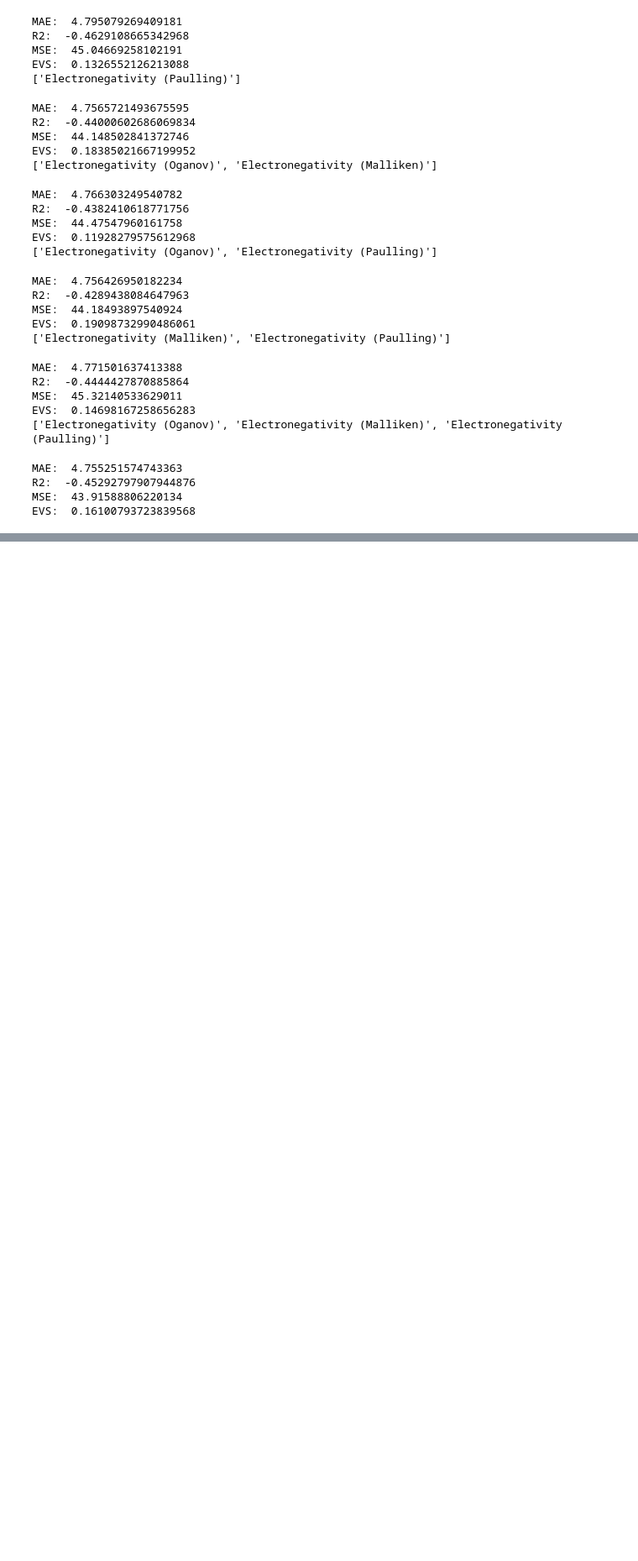
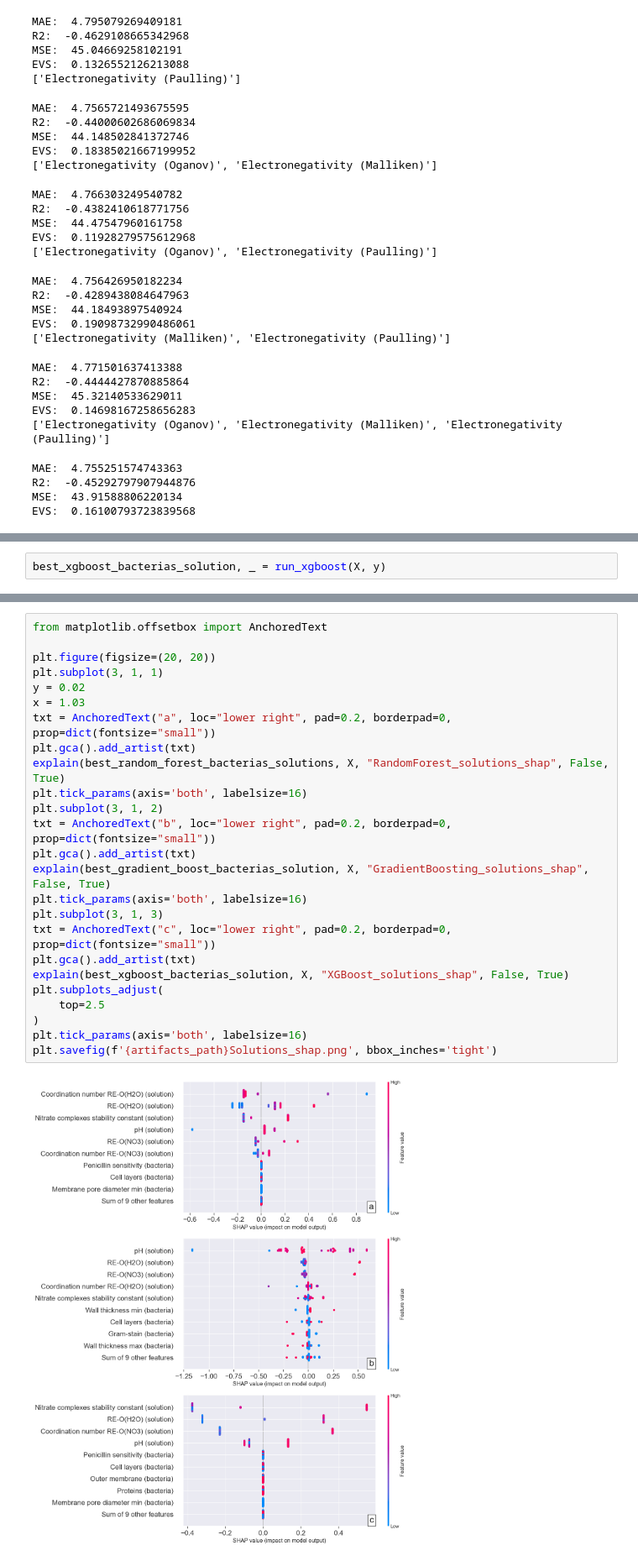
Before and after one commit to Kumokage/ChemML, a Jupyter notebook: notebooks/AntiBio/ElectronegativityTest.ipynb, the cells around one changed output, grey strips where cells are left out. Shown at 84% size. Cells and saved outputs as stored; diff of their text form; blank space fills up the shorter version.

```diff
--- a/notebooks/AntiBio/ElectronegativityTest.ipynb
+++ b/notebooks/AntiBio/ElectronegativityTest.ipynb
@@ -938,0 +1001,2 @@ EVS:  0.16100793723839568
+# %%
+best_xgboost_bacterias_solution, _ = run_xgboost(X, y)
@@ -938,0 +1012,27 @@ EVS:  0.16100793723839568
+# %%
+from matplotlib.offsetbox import AnchoredText
+
+plt.figure(figsize=(20, 20))
+plt.subplot(3, 1, 1)
+y = 0.02
+x = 1.03
+txt = AnchoredText("a", loc="lower right", pad=0.2, borderpad=0, prop=dict(fontsize="small"))
+plt.gca().add_artist(txt)
+explain(best_random_forest_bacterias_solutions, X, "RandomForest_solutions_shap", False, True)
+plt.tick_params(axis='both', labelsize=16)
+plt.subplot(3, 1, 2)
+txt = AnchoredText("b", loc="lower right", pad=0.2, borderpad=0, prop=dict(fontsize="small"))
+plt.gca().add_artist(txt)
+explain(best_gradient_boost_bacterias_solution, X, "GradientBoosting_solutions_shap", False, True)
+plt.tick_params(axis='both', labelsize=16)
+plt.subplot(3, 1, 3)
+txt = AnchoredText("c", loc="lower right", pad=0.2, borderpad=0, prop=dict(fontsize="small"))
+plt.gca().add_artist(txt)
+explain(best_xgboost_bacterias_solution, X, "XGBoost_solutions_shap", False, True)
+plt.subplots_adjust(
+    top=2.5
+)
+plt.tick_params(axis='both', labelsize=16)
+plt.savefig(f'{artifacts_path}Solutions_shap.png', bbox_inches='tight')
+# %% [output]
+[figure, added]
```
Also changed, not shown: parts of 26 cells of this notebook, 14 other files.
